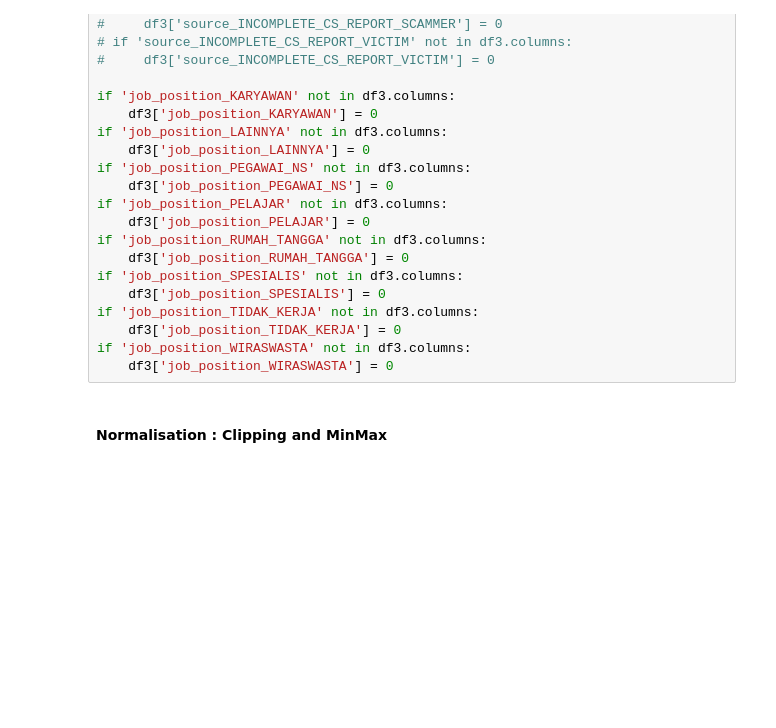
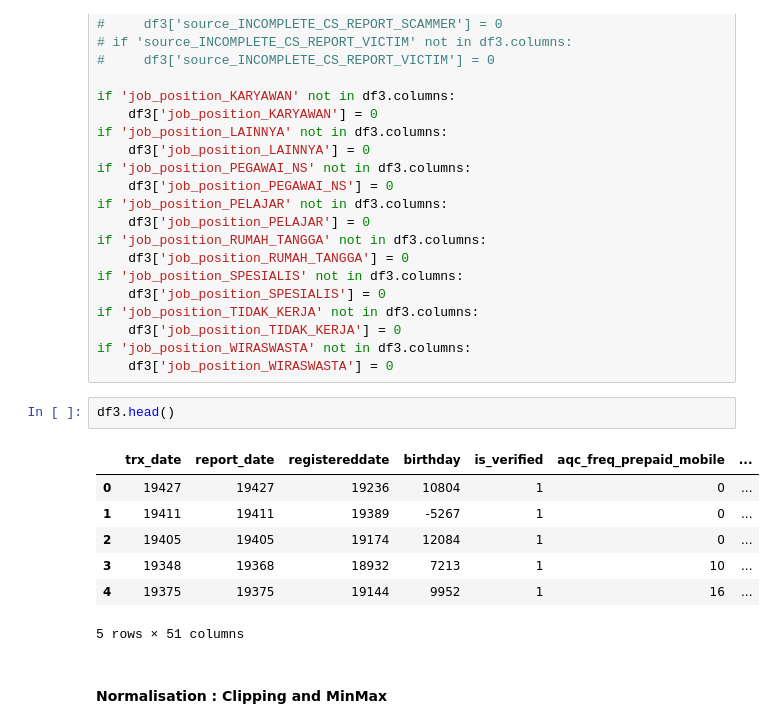
Before and after one commit to C23-FD-1/ml, a Jupyter notebook: Input_Normalisation.ipynb, the cells around one changed output. Cells and saved outputs as stored; diff of their text form; blank space fills up the shorter version.

```diff
--- a/Input_Normalisation.ipynb
+++ b/Input_Normalisation.ipynb
@@ -139,6 +139,16 @@ if 'job_position_TIDAK_KERJA' not in df3.columns:
     df3['job_position_TIDAK_KERJA'] = 0
 if 'job_position_WIRASWASTA' not in df3.columns:
     df3['job_position_WIRASWASTA'] = 0
+# %%
+df3.head()
+# %% [output]
+|  | trx_date | report_date | registereddate | birthday | is_verified | aqc_freq_prepaid_mobile | ... |
+| 0 | 19427 | 19427 | 19236 | 10804 | 1 | 0 | ... |
+| 1 | 19411 | 19411 | 19389 | -5267 | 1 | 0 | ... |
+| 2 | 19405 | 19405 | 19174 | 12084 | 1 | 0 | ... |
+| 3 | 19348 | 19368 | 18932 | 7213 | 1 | 10 | ... |
+| 4 | 19375 | 19375 | 19144 | 9952 | 1 | 16 | ... |
+5 rows × 51 columns
 # %% [markdown]
 #### Normalisation : Clipping and MinMax
 # %%
```
Also changed, not shown: parts of 6 cells of this notebook.
